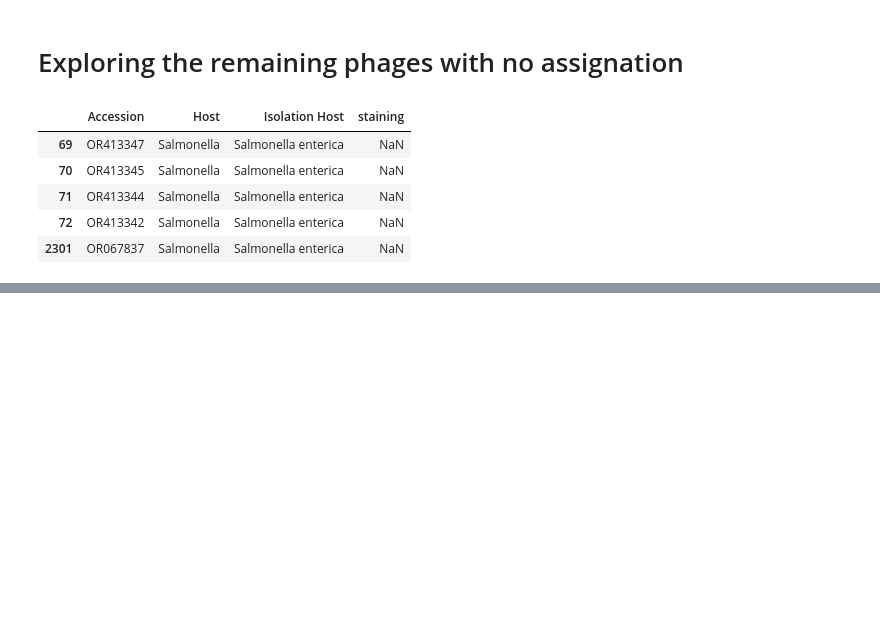
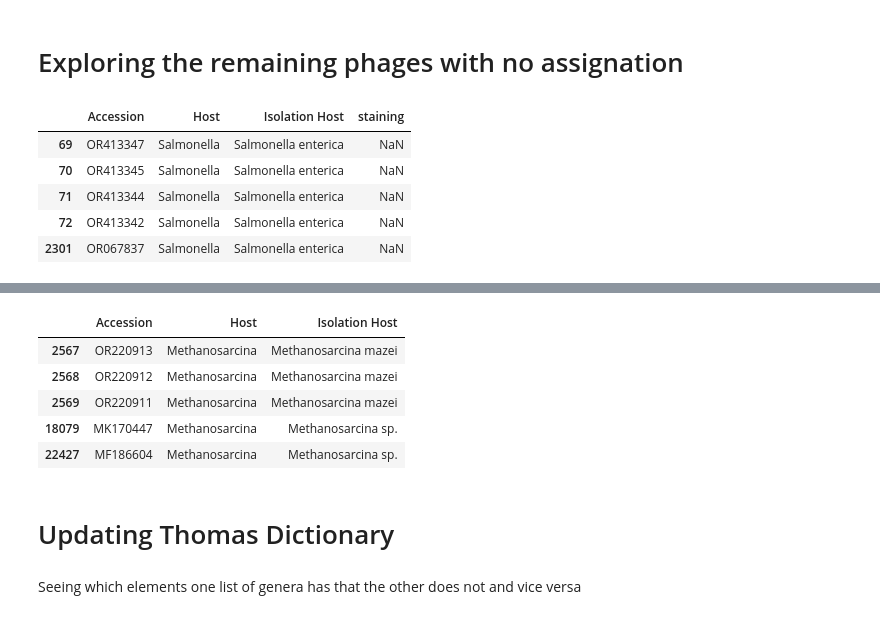
Before and after one commit to Alvaroguleon/Phage-predictor, a Jupyter notebook: notebooks/03_manipulate.ipynb, the cells around one changed output, grey strips where cells are left out. Saved outputs shown, nothing was run; the diff lists cells and outputs as text; code cells hidden in the pictures; blank space fills up the shorter version.

```diff
--- a/notebooks/03_manipulate.ipynb
+++ b/notebooks/03_manipulate.ipynb
@@ -11,6 +11,7 @@ df.rename(columns={'Isolation Host (beware inconsistent and nonsense values)': '
 print("Shape before filtering", df.shape)
 df = df[['Accession','Host','Isolation Host']]
 df = df[df['Host'] != "Unspecified"]
+df['Host'] = df['Host'].replace('Enteroccous', 'Enterococcus')
 print("Shape after filtering unspecified hosts", df.shape)
 df = df[df['Isolation Host'] != "Unspecified"]
 print("Shape after filtering unspecified isolation hosts", df.shape)
@@ -173,0 +318,11 @@ all_gram[all_gram['species'] == "Salmonella"]
+# %%
+df[df['Host'] == 'Methanosarcina']
+# %% [output]
+|  | Accession | Host | Isolation Host |
+| 2567 | OR220913 | Methanosarcina | Methanosarcina mazei |
+| 2568 | OR220912 | Methanosarcina | Methanosarcina mazei |
+| 2569 | OR220911 | Methanosarcina | Methanosarcina mazei |
+| 18079 | MK170447 | Methanosarcina | Methanosarcina sp. |
+| 22427 | MF186604 | Methanosarcina | Methanosarcina sp. |
+# %% [markdown]
+# Updating Thomas Dictionary
@@ -173,0 +336,2 @@ all_gram[all_gram['species'] == "Salmonella"]
+# %% [markdown]
+Seeing which elements one list of genera has that the other does not and vice versa
```
Also changed, not shown: parts of 28 cells of this notebook, 1 other file.
